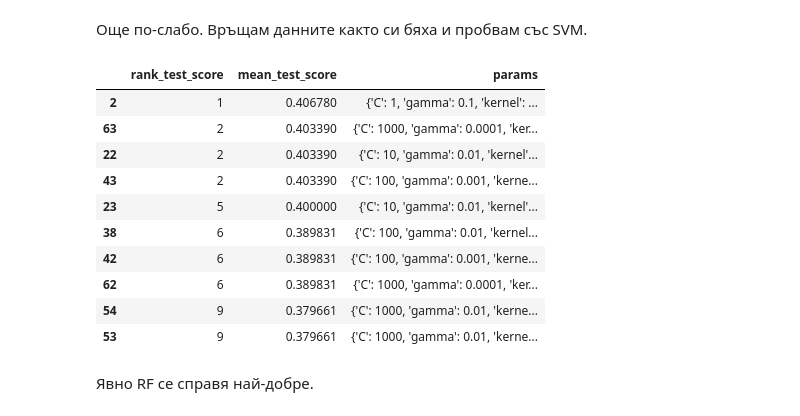
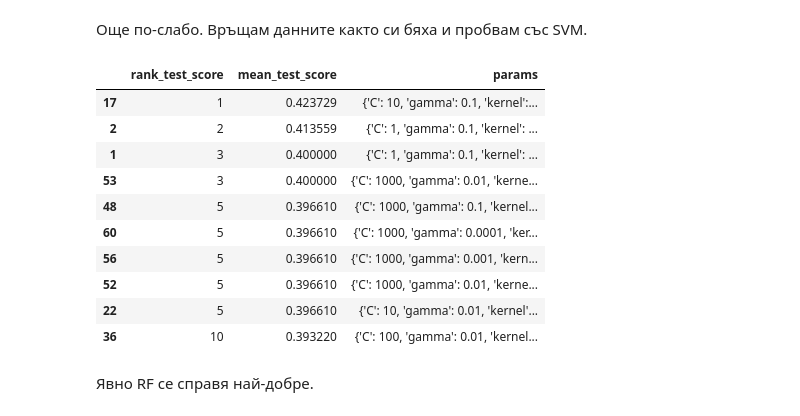
Before and after one commit to demilev/machine-learning-fmi, a Jupyter notebook: models/titanic/titanic.ipynb, the cells around one changed output. Saved outputs shown, nothing was run; the diff lists cells and outputs as text; code cells hidden in the pictures.

```diff
--- a/models/titanic/titanic.ipynb
+++ b/models/titanic/titanic.ipynb
@@ -342,29 +377,29 @@ Std:  0.020876239703944758
 # %%
 from sklearn.svm import SVC
 from sklearn.preprocessing import StandardScaler
 X_cabin = deck_not_null.drop('Deck', axis=1)
 y_cabin = deck_not_null.Deck
 scaler = StandardScaler().fit(X_cabin)
 X_cabin_scaled = scaler.transform(X_cabin)
 param_grid = {  "kernel" : ['linear', 'poly', 'rbf', 'sigmoid'],
                 "gamma" : [1e-1, 1e-2, 1e-3, 1e-4],
                 "C" : [1, 10, 100, 1000]}
-search = GridSearchCV(SVC(), param_grid=param_grid)
+search = GridSearchCV(SVC(), param_grid=param_grid, cv=KFold(shuffle = True, random_state=1000),n_jobs=2)
 search.fit(X_cabin_scaled, y_cabin)
 
 pd.DataFrame(search.cv_results_)[['rank_test_score', 'mean_test_score', 'params']].sort_values(by='rank_test_score').head(10)
 # %% [output]
 |  | rank_test_score | mean_test_score | params |
-| 2 | 1 | 0.406780 | {'C': 1, 'gamma': 0.1, 'kernel': ... |
-| 63 | 2 | 0.403390 | {'C': 1000, 'gamma': 0.0001, 'ker... |
-| 22 | 2 | 0.403390 | {'C': 10, 'gamma': 0.01, 'kernel'... |
-| 43 | 2 | 0.403390 | {'C': 100, 'gamma': 0.001, 'kerne... |
-| 23 | 5 | 0.400000 | {'C': 10, 'gamma': 0.01, 'kernel'... |
-| 38 | 6 | 0.389831 | {'C': 100, 'gamma': 0.01, 'kernel... |
-| 42 | 6 | 0.389831 | {'C': 100, 'gamma': 0.001, 'kerne... |
-| 62 | 6 | 0.389831 | {'C': 1000, 'gamma': 0.0001, 'ker... |
-| 54 | 9 | 0.379661 | {'C': 1000, 'gamma': 0.01, 'kerne... |
-| 53 | 9 | 0.379661 | {'C': 1000, 'gamma': 0.01, 'kerne... |
+| 17 | 1 | 0.423729 | {'C': 10, 'gamma': 0.1, 'kernel':... |
+| 2 | 2 | 0.413559 | {'C': 1, 'gamma': 0.1, 'kernel': ... |
+| 1 | 3 | 0.400000 | {'C': 1, 'gamma': 0.1, 'kernel': ... |
+| 53 | 3 | 0.400000 | {'C': 1000, 'gamma': 0.01, 'kerne... |
+| 48 | 5 | 0.396610 | {'C': 1000, 'gamma': 0.1, 'kernel... |
+| 60 | 5 | 0.396610 | {'C': 1000, 'gamma': 0.0001, 'ker... |
+| 56 | 5 | 0.396610 | {'C': 1000, 'gamma': 0.001, 'kern... |
+| 52 | 5 | 0.396610 | {'C': 1000, 'gamma': 0.01, 'kerne... |
+| 22 | 5 | 0.396610 | {'C': 10, 'gamma': 0.01, 'kernel'... |
+| 36 | 10 | 0.393220 | {'C': 100, 'gamma': 0.01, 'kernel... |
 # %% [markdown]
 Явно RF се справя най-добре.
 # %% [markdown]
```
Also changed, not shown: parts of 37 cells of this notebook, 5 other files.
